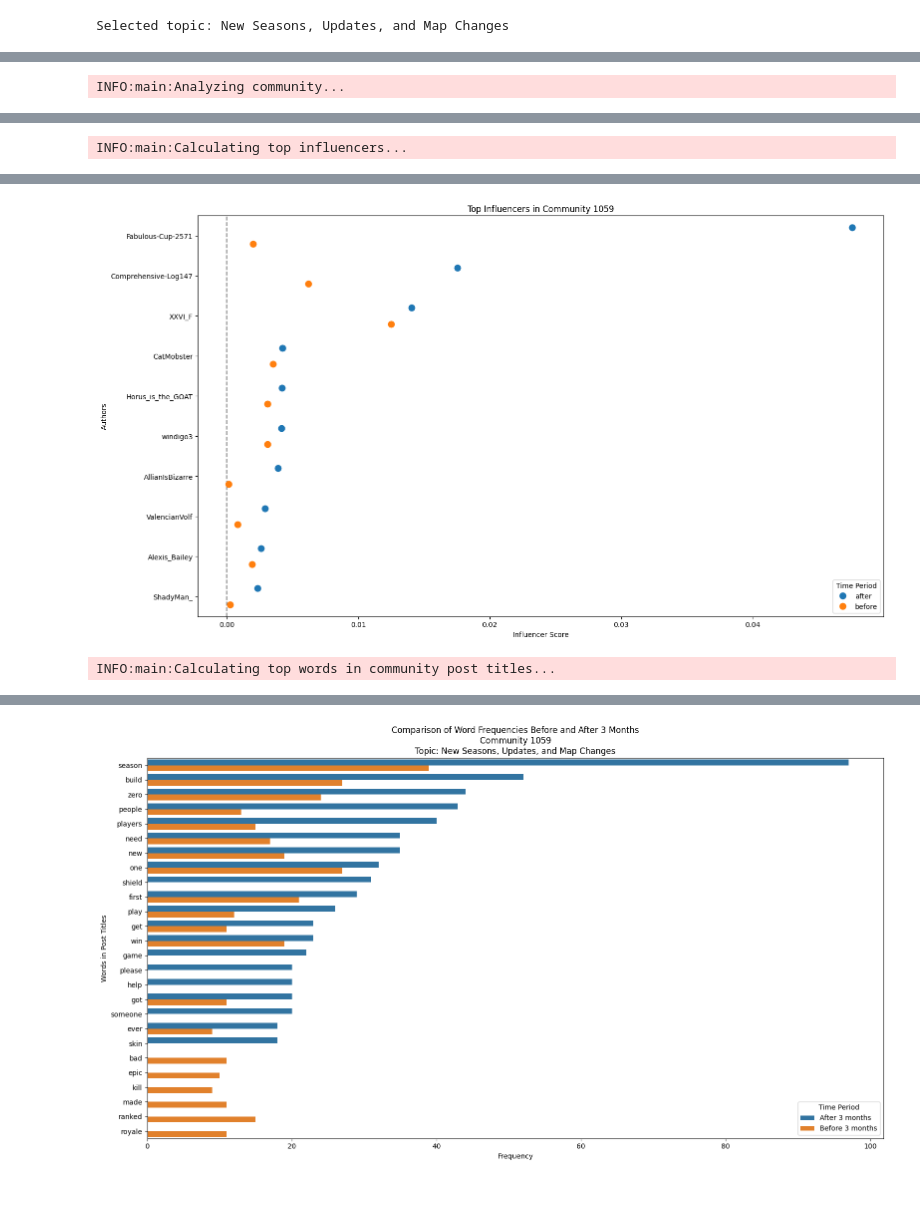
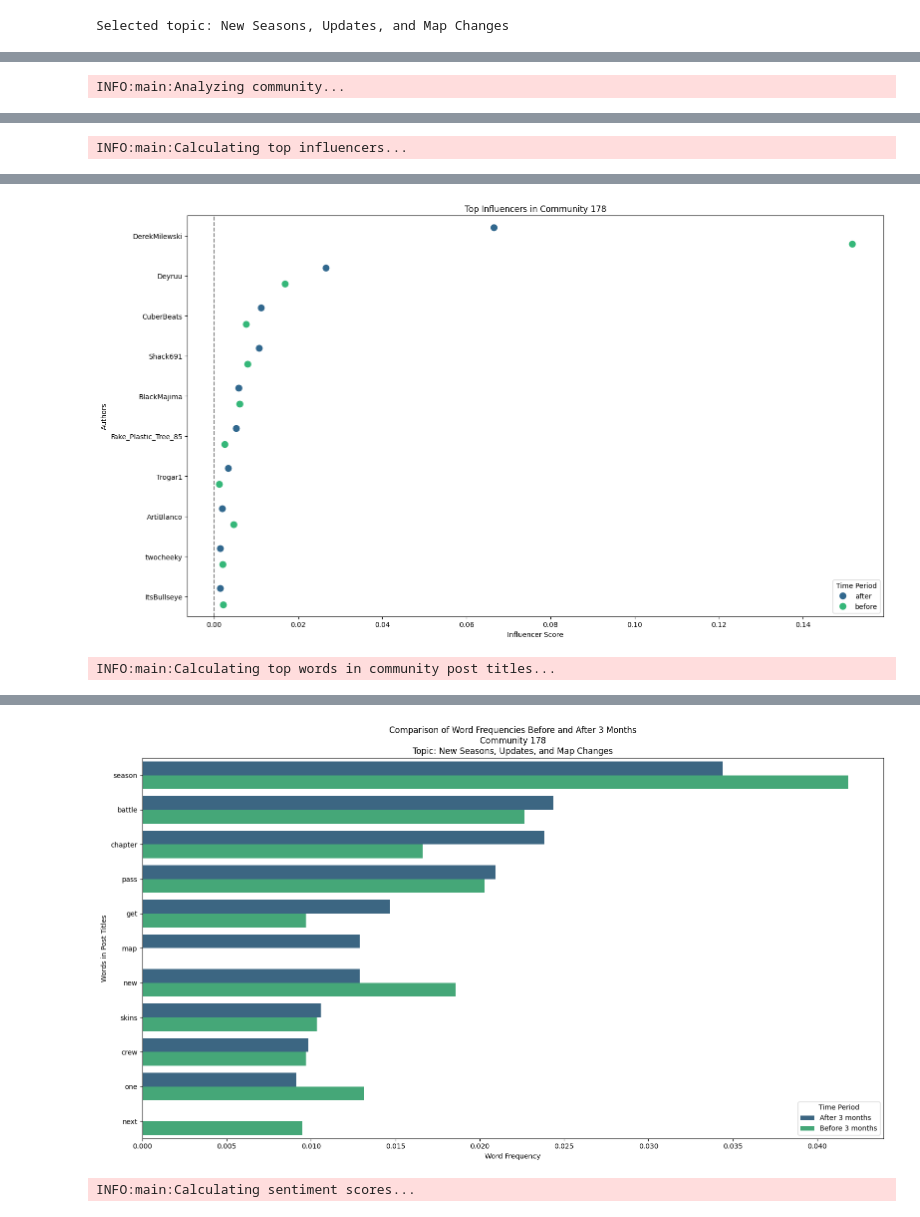
Before and after one commit to lakshyaag/INSY670-SocialMediaAnalytics-Group, a Jupyter notebook: Project/code_v2.ipynb, the cells around one changed output, grey strips where cells are left out. Cells and saved outputs as stored; diff of their text form; code cells hidden in the pictures.

Commit message:
final graphs

```diff
--- a/Project/code_v2.ipynb
+++ b/Project/code_v2.ipynb
@@ -255,7 +258,7 @@ lda_model = gensim.models.LdaMulticore(
     id2word=id2word,
     num_topics=num_topics,
     workers=3,
-    passes=2,
+    passes=5,
     iterations=200,
     random_state=42
 )
@@ -350,8 +353,8 @@ print(topic_words)
 # %%
 topic_names = {
     0: "Skins, Cosmetics, and In-Game Shop",
-    1: "New Seasons, Updates, and Map Changes",
-    2: "General Questions and Discussions",
+    1: "General Questions and Discussions",
+    2: "New Seasons, Updates, and Map Changes",
     3: "Player Support, Account Issues, and Quests",
     4: "Bugs, Glitches, and Gameplay Experiences",
 }
@@ -388,7 +391,7 @@ Name: proportion, dtype: float64
 # %% [markdown]
 ## Network analysis
 # %%
-SELECTED_TOPIC = topic_names[0]
+SELECTED_TOPIC = topic_names[2]
 print(f'Selected topic: {SELECTED_TOPIC}')
 # %% [output]
 Selected topic: New Seasons, Updates, and Map Changes
@@ -467,10 +470,15 @@ Community size:
 # %%
 # Change this to select a different community
 
-SELECTED_COMMUNITY_IDX = 1059
+SELECTED_COMMUNITY_IDX = 178
 
 logger.info("Analyzing community...")
-G_community, _, _, metrics = analyze_community(
+(
+    G_community,
+    G_community_before3m,
+    author_metrics_overall_t,
+    metrics,
+) = analyze_community(
     G_filtered,
     G_filtered_before3m,
     communities,
@@ -495,7 +503,22 @@ posts_before_3m_community = get_posts_by_community(
     submissions_t_before_3m, comments_t_before_3m, metrics
 )
 
-word_comps = show_word_comparison(posts_after_3m_community, posts_before_3m_community, SELECTED_COMMUNITY_IDX, SELECTED_TOPIC)
+word_comps = show_word_comparison(
+    posts_after_3m_community,
+    posts_before_3m_community,
+    SELECTED_COMMUNITY_IDX,
+    SELECTED_TOPIC,
+)
+
+logger.info("Calculating sentiment scores...")
+
+influencer_comments, sentiment_score_comparison = get_top_influencers(
+    metrics, comments_t_after_3m, comments_t_before_3m
+)
+
+show_sentiment_comparison(
+    sentiment_score_comparison, SELECTED_COMMUNITY_IDX, SELECTED_TOPIC
+)
 # %% [output]
 INFO:main:Analyzing community...
 [interactive output not drawn]
@@ -503,6 +526,7 @@ INFO:main:Analyzing community...
 INFO:main:Calculating top influencers...
 [interactive output not drawn]
-[figure, old version]
+[figure, new version]
 INFO:main:Calculating top words in community post titles...
 [interactive output not drawn]
-[figure, old version]
+[figure, new version]
+INFO:main:Calculating sentiment scores...
```
Also changed, not shown: parts of 11 cells of this notebook, 43 other files.
